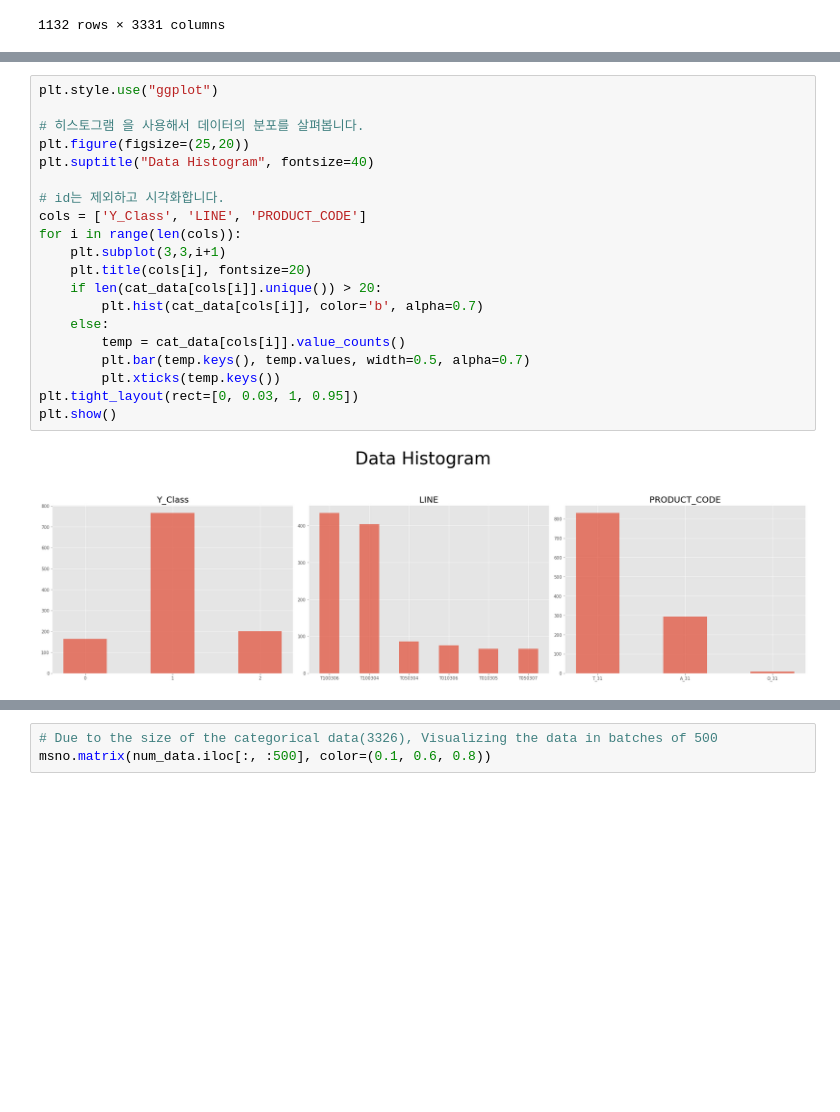
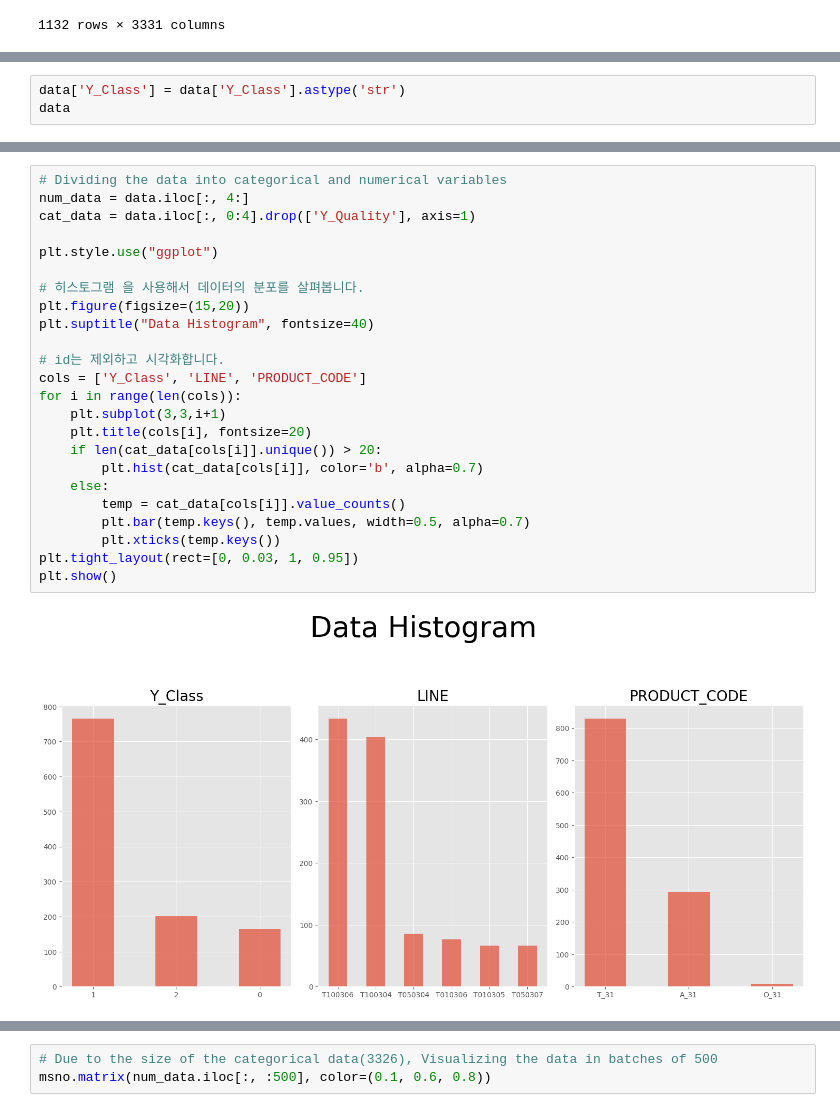
Before and after one commit to LGAimers/AI-PTA, a Jupyter notebook: dolphin/EDA_total.ipynb, the cells around one changed output, grey strips where cells are left out. Drawn from its saved outputs; the diff is of its cells as text; blank space fills up the shorter version.

```diff
--- a/dolphin/EDA_total.ipynb
+++ b/dolphin/EDA_total.ipynb
@@ -96,0 +80,3 @@ cat_data = data.iloc[:, 0:4].drop(['Y_Quality'], axis=1)
+# %%
+data['Y_Class'] = data['Y_Class'].astype('str')
+data
@@ -97,22 +128,26 @@ cat_data = data.iloc[:, 0:4].drop(['Y_Quality'], axis=1)
 # %%
+# Dividing the data into categorical and numerical variables
+num_data = data.iloc[:, 4:]
+cat_data = data.iloc[:, 0:4].drop(['Y_Quality'], axis=1)
+
 plt.style.use("ggplot")
 
 # 히스토그램 을 사용해서 데이터의 분포를 살펴봅니다.
-plt.figure(figsize=(25,20))
+plt.figure(figsize=(15,20))
 plt.suptitle("Data Histogram", fontsize=40)
 
 # id는 제외하고 시각화합니다.
 cols = ['Y_Class', 'LINE', 'PRODUCT_CODE']
 for i in range(len(cols)):
     plt.subplot(3,3,i+1)
     plt.title(cols[i], fontsize=20)
     if len(cat_data[cols[i]].unique()) > 20:
         plt.hist(cat_data[cols[i]], color='b', alpha=0.7)
     else:
         temp = cat_data[cols[i]].value_counts()
         plt.bar(temp.keys(), temp.values, width=0.5, alpha=0.7)
         plt.xticks(temp.keys())
 plt.tight_layout(rect=[0, 0.03, 1, 0.95])
 plt.show()
 # %% [output]
-[figure, old version]
+[figure, new version]
```
Also changed, not shown: parts of 19 cells of this notebook.
